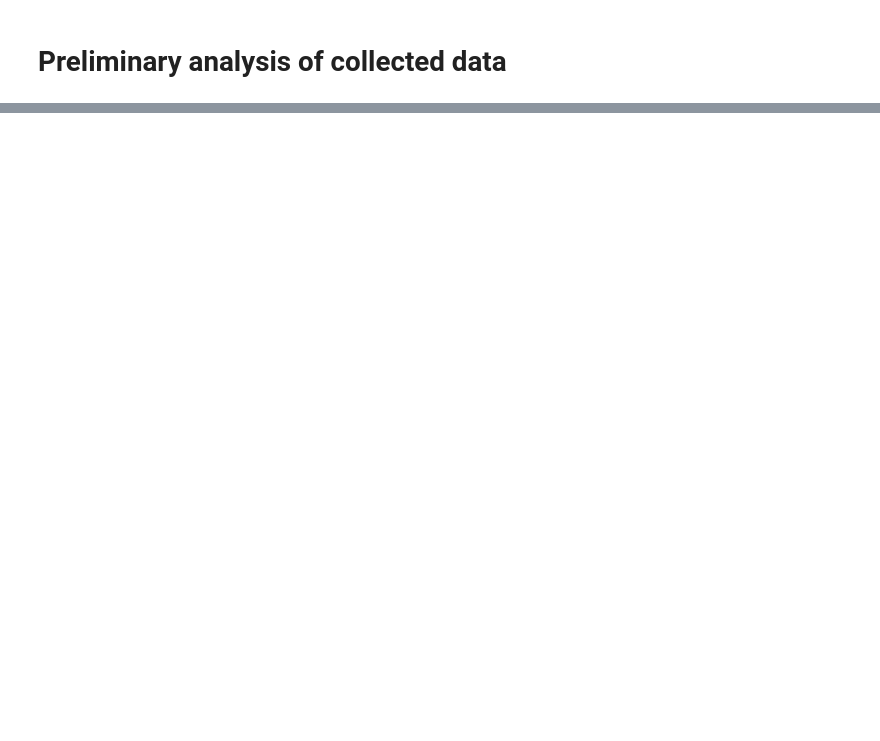
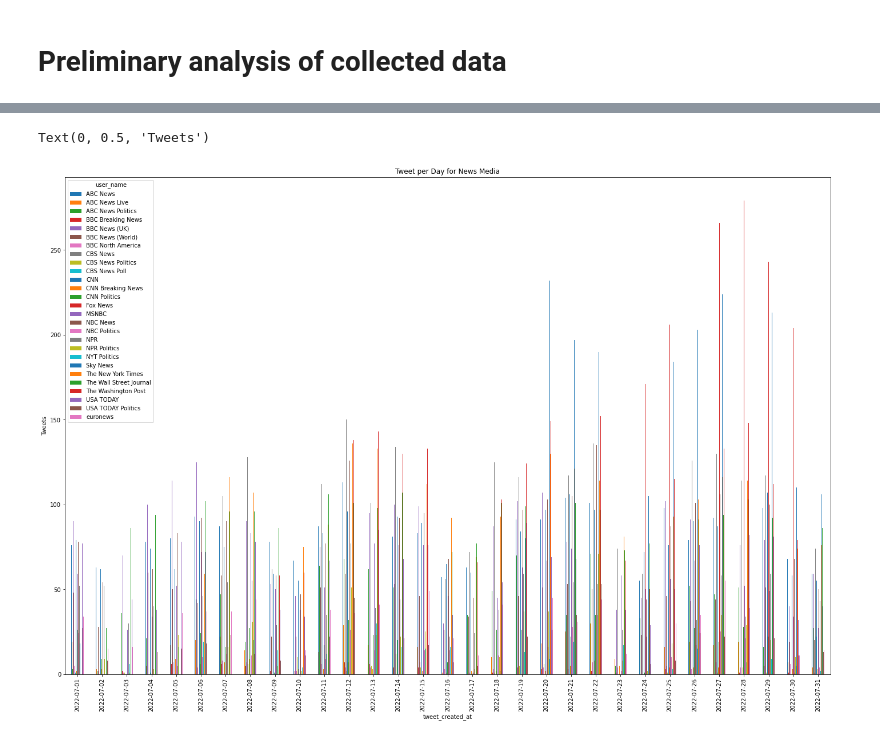
Before and after one commit to katherineskc/data_science_tweets_neutrality, a Jupyter notebook: preliminary_analysis.ipynb, the cells around one changed output, grey strips where cells are left out. Drawn from its saved outputs; the diff is of its cells as text; code cells hidden in the pictures; blank space fills up the shorter version.

Commit message:
collected some historical tweets of users and started on preliminaryanalysis

```diff
--- a/preliminary_analysis.ipynb
+++ b/preliminary_analysis.ipynb
@@ -7,0 +32,3 @@ import csv
+# %%
+twitter_user_details_data = pd.read_csv (r'/Users/katherina/data_science_tweets_neutrality/twitter_user_details.csv')
+twitter_user_details_data.head(10)
@@ -23,0 +82,3 @@ twitter_users_tweets_2022_july_df.head(10)
+# %%
+combined_tweets_2022_july_df = pd.merge(twitter_user_details_data, twitter_users_tweets_2022_july_df, left_on='user_id', right_on='tweet_author_id', how='left')
+combined_tweets_2022_july_df.head(10)
@@ -23,0 +118,3 @@ twitter_users_tweets_2022_july_df.head(10)
+# %%
+combined_tweets_2022_july_df.tweet_created_at = combined_tweets_2022_july_df.tweet_created_at.apply(lambda x: x.date())
+combined_tweets_2022_july_df.head()
@@ -23,0 +129,4 @@ twitter_users_tweets_2022_july_df.head(10)
+# %%
+combined_tweets_2022_july_piv1 = combined_tweets_2022_july_df.pivot_table(index=['tweet_created_at'], columns='user_name',
+values='tweet_id', aggfunc='nunique', fill_value=0)
+combined_tweets_2022_july_piv1
@@ -23,0 +153,8 @@ twitter_users_tweets_2022_july_df.head(10)
+# %%
+combined_tweets_2022_july_piv1.plot(kind='bar',figsize=(24,16))
+plt.title("Tweet per Day for News Media")
+plt.xlabel("tweet_created_at")
+plt.ylabel("Tweets")
+# %% [output]
+Text(0, 0.5, 'Tweets')
+[figure, added]
```
Also changed, not shown: parts of 9 cells of this notebook, 1 other file.
